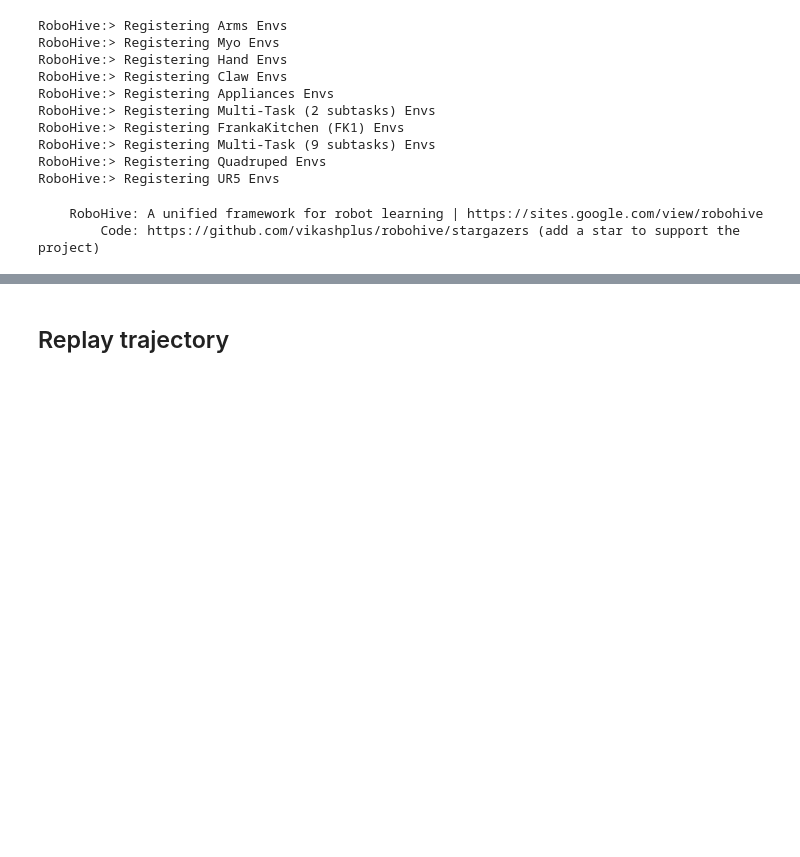
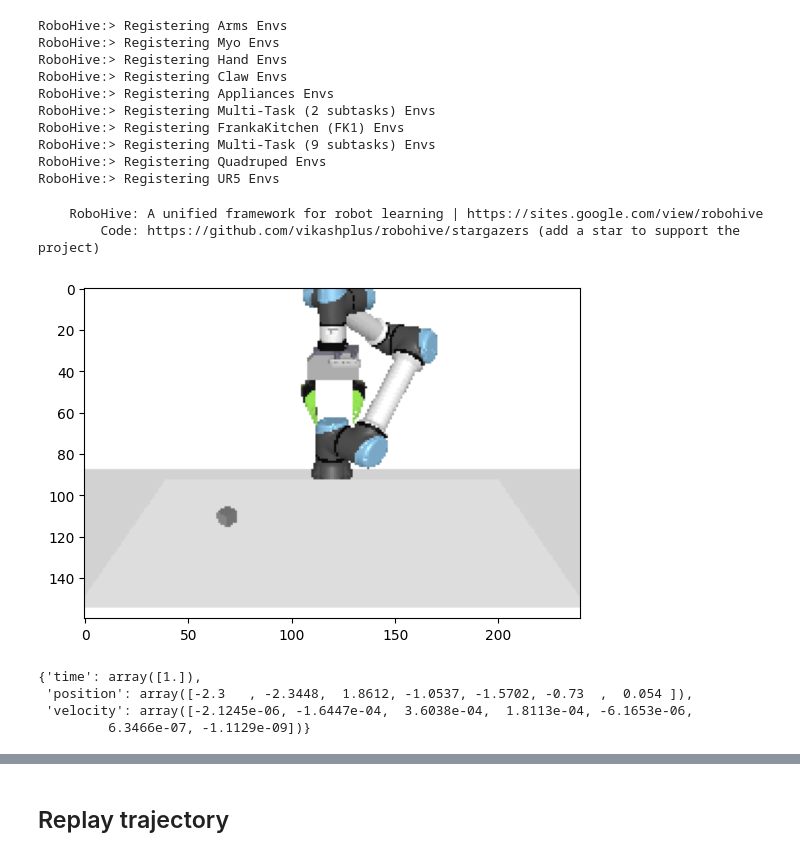
Before and after one commit to lklimkiewicz7/robohive-plus, a Jupyter notebook: extra/replay_trajectory.ipynb, the cells around one changed output, grey strips where cells are left out. Saved outputs shown, nothing was run; the diff lists cells and outputs as text; code cells hidden in the pictures; blank space fills up the shorter version.

```diff
--- a/extra/replay_trajectory.ipynb
+++ b/extra/replay_trajectory.ipynb
@@ -21,7 +21,18 @@ RoboHive:> Registering UR5 Envs
 # %%
 env = gym.make('Ur5ReachFixedCam-v0')
 env.reset();
+
+obs = env.get_obs(update_exteroception=True)
+plt.imshow(env.visual_dict['rgb:front:160x240:2d']);
 # %% [output]
     RoboHive: A unified framework for robot learning | https://sites.google.com/view/robohive
         Code: https://github.com/vikashplus/robohive/stargazers (add a star to support the project)
+[figure, added]
+# %%
+env.obs_dict
+# %% [output]
+{'time': array([1.]),
+ 'position': array([-2.3   , -2.3448,  1.8612, -1.0537, -1.5702, -0.73  ,  0.054 ]),
+ 'velocity': array([-2.1245e-06, -1.6447e-04,  3.6038e-04,  1.8113e-04, -6.1653e-06,
+         6.3466e-07, -1.1129e-09])}
 # %%
```
Also changed, not shown: parts of 5 cells of this notebook, 3 other files.
